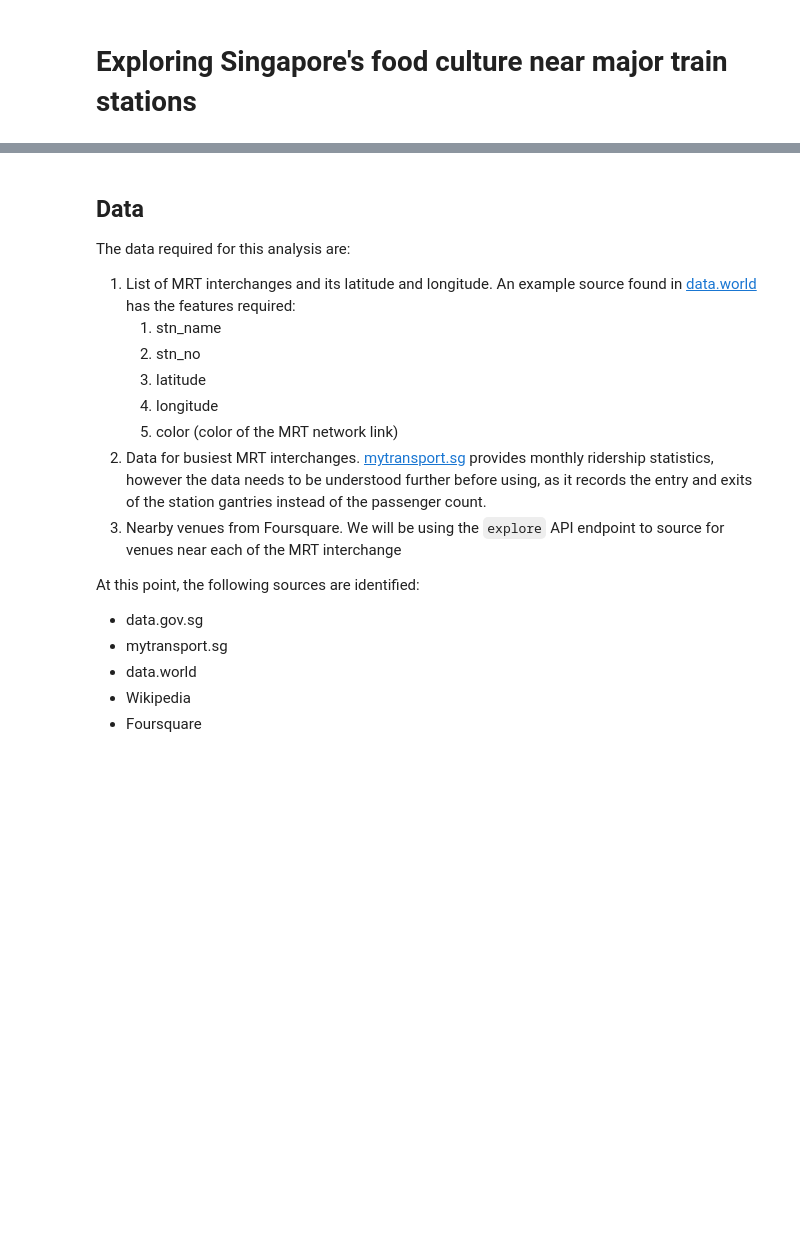
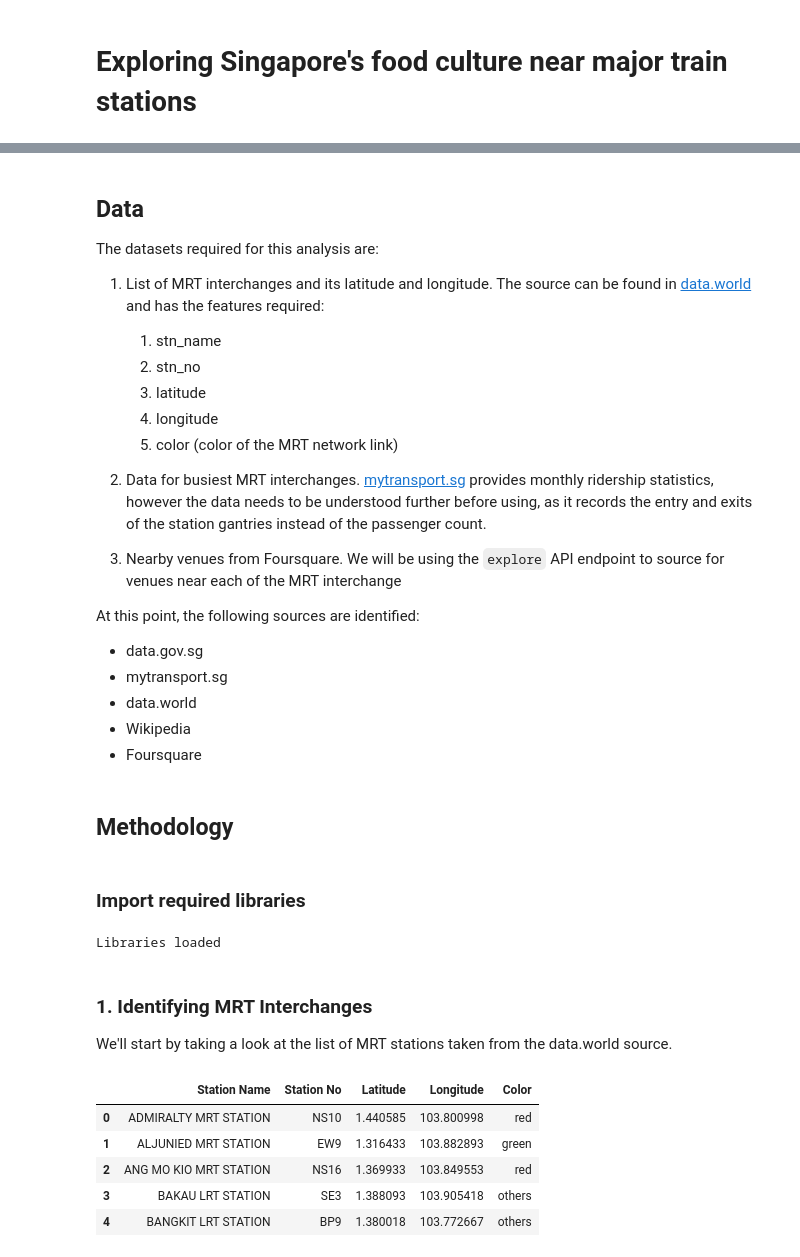
Before and after one commit to alfredtan/Coursera_Capstone, a Jupyter notebook: Week 4 Assignment/Capstone - Final Assignment.ipynb, the cells around one changed output, grey strips where cells are left out. Saved outputs shown, nothing was run; the diff lists cells and outputs as text; code cells hidden in the pictures; blank space fills up the shorter version.

```diff
--- a/Week 4 Assignment/Capstone - Final Assignment.ipynb
+++ b/Week 4 Assignment/Capstone - Final Assignment.ipynb
@@ -25,14 +25,15 @@ For the purpose of this project, MRT interchanges are stations that connects 2 o
 # %% [markdown]
 ## Data
 
-The data required for this analysis are:
+The datasets required for this analysis are:
 
-1. List of MRT interchanges and its latitude and longitude. An example source found in [data.world](https://data.world/hxchua/train-stations-in-singapore) has the features required:
+1. List of MRT interchanges and its latitude and longitude. The source can be found in [data.world](https://data.world/hxchua/train-stations-in-singapore) and has the features required:
     1. stn_name
     2. stn_no
     3. latitude
     4. longitude
     5. color (color of the MRT network link)
+
 2. Data for busiest MRT interchanges. [mytransport.sg](http://mytransport.sg) provides monthly ridership statistics, however the data needs to be understood further before using, as it records the entry and exits of the station gantries instead of the passenger count.
 3. Nearby venues from Foursquare. We will be using the `explore` API endpoint to source for venues near each of the MRT interchange
 
@@ -43,3 +44,45 @@ At this point, the following sources are identified:
 - data.world
 - Wikipedia
 - Foursquare
+# %% [markdown]
+## Methodology
+# %% [markdown]
+### Import required libraries
+# %%
+import requests # library to handle requests
+import pandas as pd # library for data analsysis
+import numpy as np # library to handle data in a vectorized manner
+import folium
+import matplotlib.pyplot as plt
+
+from geopy.geocoders import Nominatim
+
+pd.set_option('display.max_columns', None)
+pd.set_option('display.max_rows', None)
+
+print ("Libraries loaded")
+# %% [output]
+Libraries loaded
+# %% [markdown]
+### 1. Identifying MRT Interchanges
+We'll start by taking a look at the list of MRT stations taken from the data.world source.
+# %%
+sg_mrt_stations_all = pd.read_csv( "data/dataworld-singapore-mrt-stations.csv" )
+
+# remove columns we don't need
+sg_mrt_stations_all.drop( ['OBJECTID', 'X', 'Y' ], axis=1, inplace=True )
+
+# rename some columns
+sg_mrt_stations_all.rename( columns={ 'STN_NAME': 'Station Name', 'STN_NO':'Station No', 'COLOR': 'Color' }, inplace=True)
+
+# convert color values to lowercase
+sg_mrt_stations_all['Color'] = sg_mrt_stations_all['Color'].str.lower()
+
+sg_mrt_stations_all.head()
+# %% [output]
+|  | Station Name | Station No | Latitude | Longitude | Color |
+| 0 | ADMIRALTY MRT STATION | NS10 | 1.440585 | 103.800998 | red |
+| 1 | ALJUNIED MRT STATION | EW9 | 1.316433 | 103.882893 | green |
+| 2 | ANG MO KIO MRT STATION | NS16 | 1.369933 | 103.849553 | red |
+| 3 | BAKAU LRT STATION | SE3 | 1.388093 | 103.905418 | others |
+| 4 | BANGKIT LRT STATION | BP9 | 1.380018 | 103.772667 | others |
```
Also changed, not shown: parts of 23 cells of this notebook, 2 other files.
